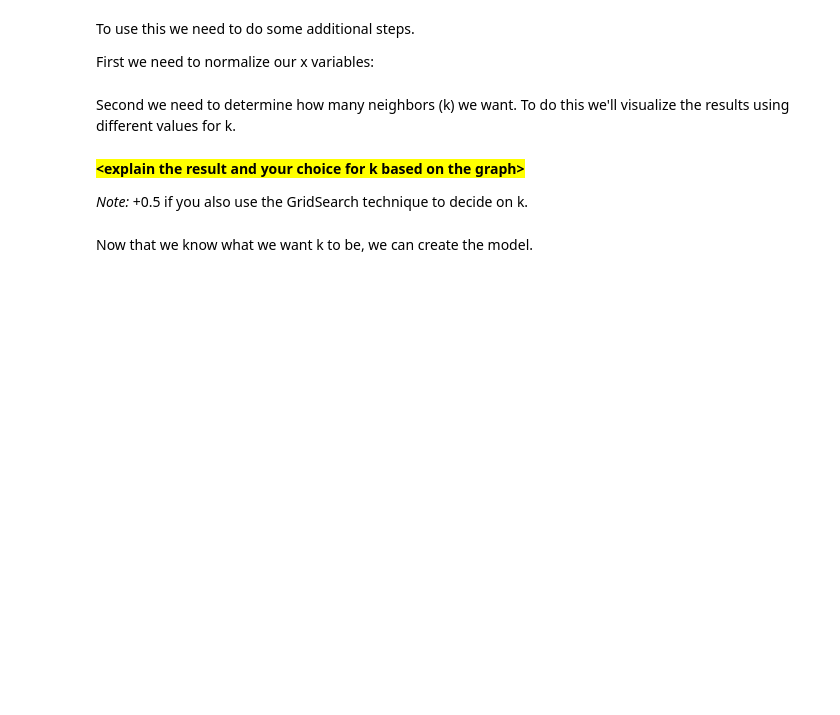
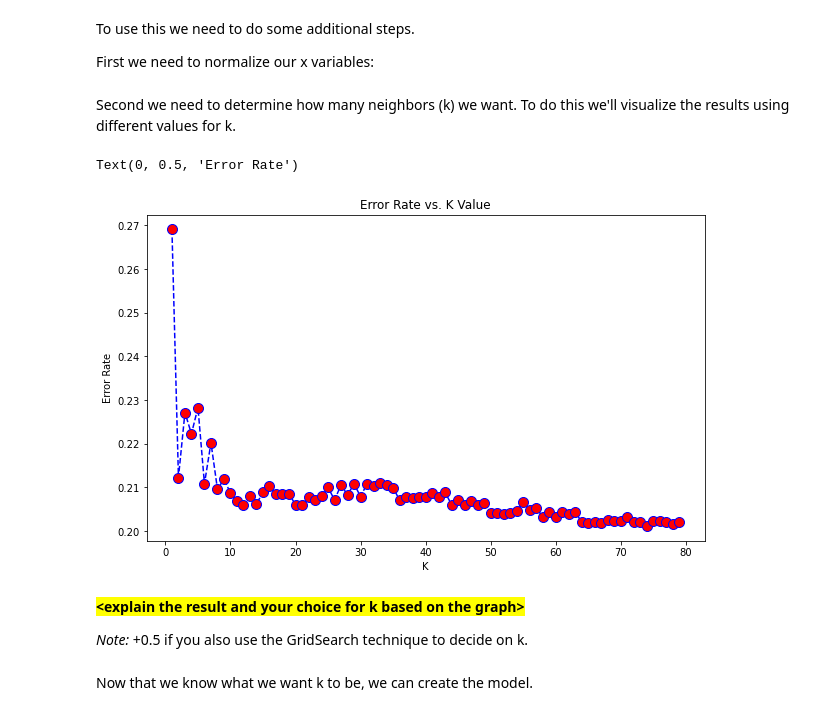
Before and after one commit to stephenpangga/Data-mining-and-statistics, a Jupyter notebook: Week 5/Try/DMS - S5 - Assignment 2 - Template (1).ipynb, the cells around one changed output. Drawn from its saved outputs; the diff is of its cells as text; code cells hidden in the pictures; blank space fills up the shorter version.

```diff
--- a/Week 5/Try/DMS - S5 - Assignment 2 - Template (1).ipynb
+++ b/Week 5/Try/DMS - S5 - Assignment 2 - Template (1).ipynb
@@ -346,2 +344,13 @@ First we need to normalize our x variables:
+# %%
+# use the StandardScaler to normalize the two x variables
+from sklearn.preprocessing import StandardScaler
+
+#set the scalar
+scaler = StandardScaler()
+scaler.fit(x_train)
+
+# Convert the train and test X values, using the same scaler (so based on the X_train)
+X_trainScaled = scaler.transform(x_train)
+X_testScaled = scaler.transform(x_test)
 # %% [markdown]
 Second we need to determine how many neighbors (k) we want. To do this we'll visualize the results using different values for k.
@@ -350,3 +357,23 @@ Second we need to determine how many neighbors (k) we want. To do this we'll vis
+# %%
+# Code to create the graph with Error Rate vs. K-values.
+from sklearn.neighbors import KNeighborsClassifier
+error_rate=[]
+for i in range(1,80):
+    knn = KNeighborsClassifier(n_neighbors=i)
+    knn.fit(X_trainScaled, y_train)
+    pred_i = knn.predict(X_testScaled)
+    error_rate.append(np.mean(pred_i != y_test))
+# %%
+#The visualisation
+plt.figure(figsize=(10,6))
+plt.plot(range(1,80),error_rate,color='blue', linestyle='dashed', marker='o',
+         markerfacecolor='red', markersize=10)
+plt.title('Error Rate vs. K Value')
+plt.xlabel('K')
+plt.ylabel('Error Rate')
+# %% [output]
+Text(0, 0.5, 'Error Rate')
+[figure, added]
 # %% [markdown]
 **<span style ='background:yellow'>\<explain the result and your choice for k based on the graph></span>**
 
```
Also changed, not shown: parts of 8 cells of this notebook, 1 other file.
